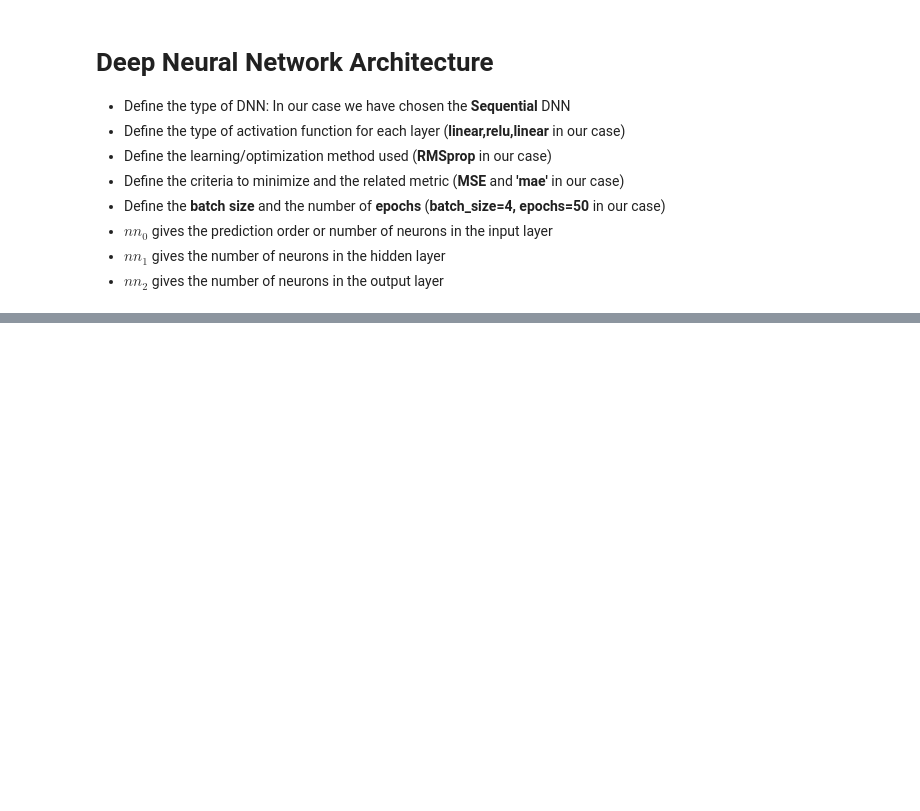
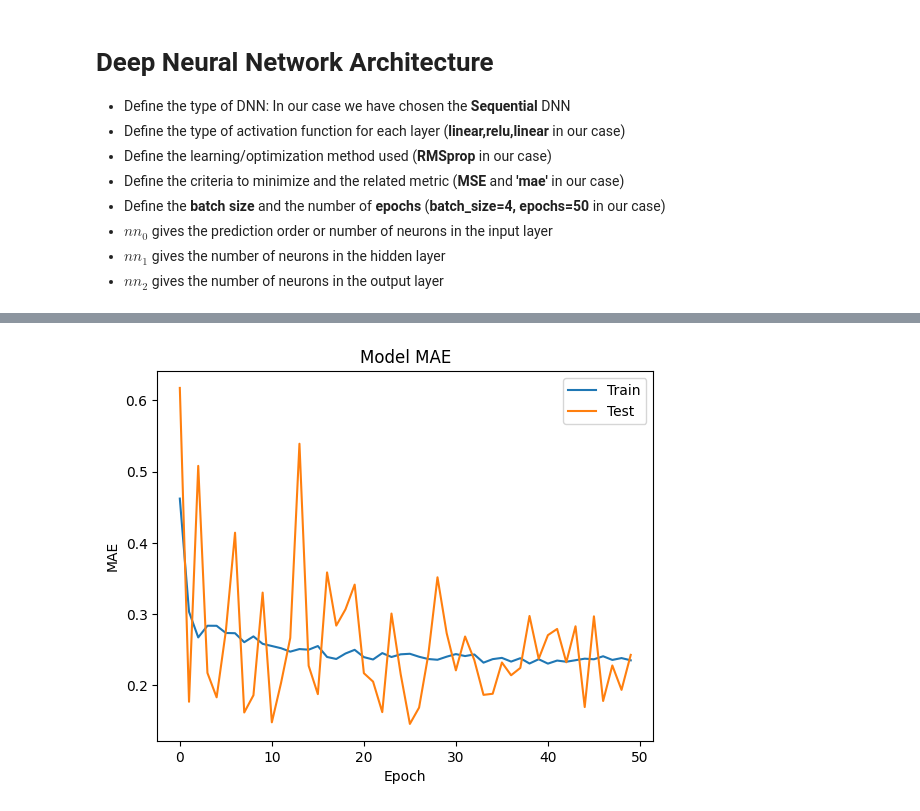
Before and after one commit to AntoninJuquel/deep-learning-esiee, a Jupyter notebook: TP2/TP2_Cela.ipynb, the cells around one changed output, grey strips where cells are left out. Saved outputs shown, nothing was run; the diff lists cells and outputs as text; code cells hidden in the pictures; blank space fills up the shorter version.

```diff
--- a/TP2/TP2_Cela.ipynb
+++ b/TP2/TP2_Cela.ipynb
@@ -92,0 +140,11 @@ target_Test = (target_Test - target_mean) / target_std
+# %%
+
+plt.plot(history.history['mae'])
+plt.plot(history.history['val_mae'])
+plt.title('Model MAE')
+plt.ylabel('MAE')
+plt.xlabel('Epoch')
+plt.legend(['Train', 'Test'], loc='upper right')
+plt.show()
+# %% [output]
+[figure, added]
```
Also changed, not shown: parts of 5 cells of this notebook.
